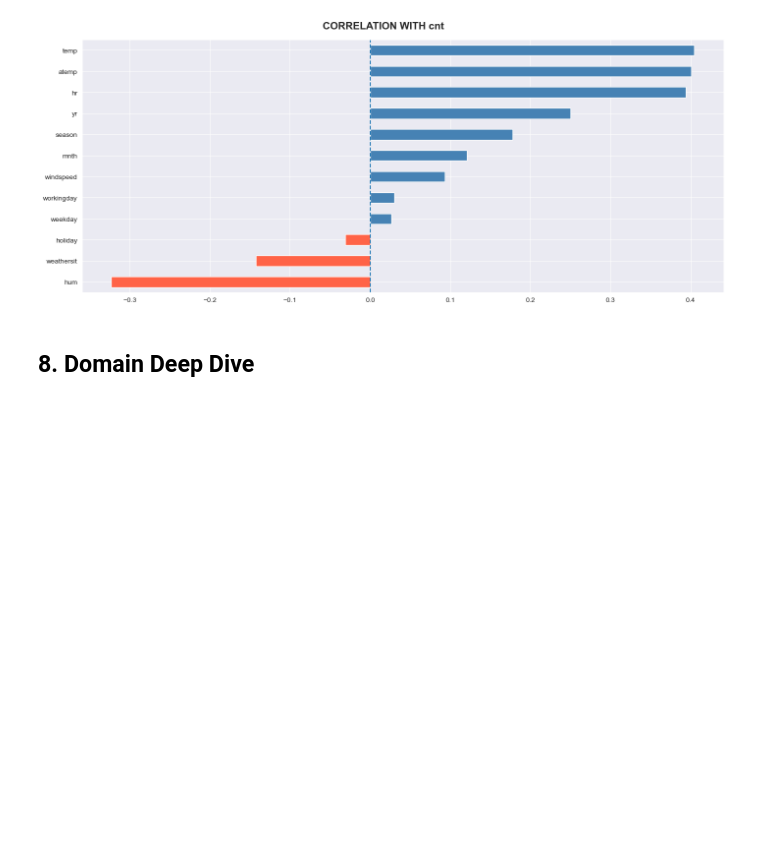
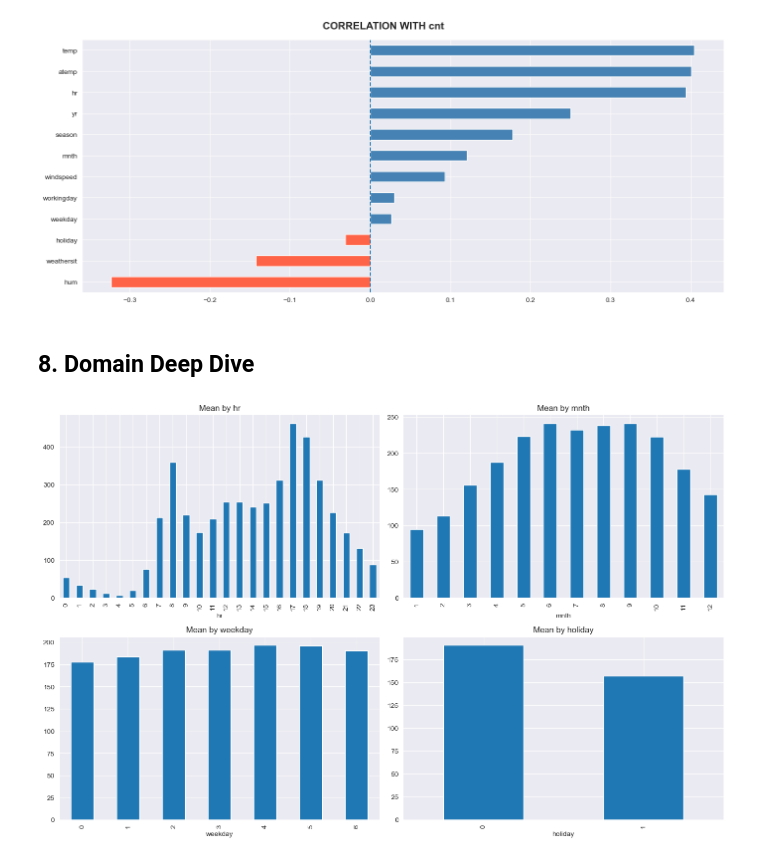
Before and after one commit to Sythnet-ML/Fundamental-ML-Data-Science-Projects, a Jupyter notebook: Bike Sharing Deman Prediction/01_eda.ipynb, the cells around one changed output. Drawn from its saved outputs; the diff is of its cells as text; code cells hidden in the pictures; blank space fills up the shorter version.

```diff
--- a/Bike Sharing Deman Prediction/01_eda.ipynb
+++ b/Bike Sharing Deman Prediction/01_eda.ipynb
@@ -269,3 +269,16 @@ plt.show()
 [figure]
 # %% [markdown]
 ## 8. Domain Deep Dive
+# %%
+fig, axes = plt.subplots(2,2, figsize =(14,9))
+axes= axes.flatten()
+
+for ax, col in zip(axes, ['hr', 'mnth', 'weekday','holiday']):
+    if col in df.columns:
+        df.groupby(col)['cnt'].mean().plot(kind='bar', ax= ax)
+        ax.set_title(f'Mean by {col}')
+
+plt.tight_layout()
+plt.show()
+# %% [output]
+[figure, added]
```
Also changed, not shown: 5 other files.
